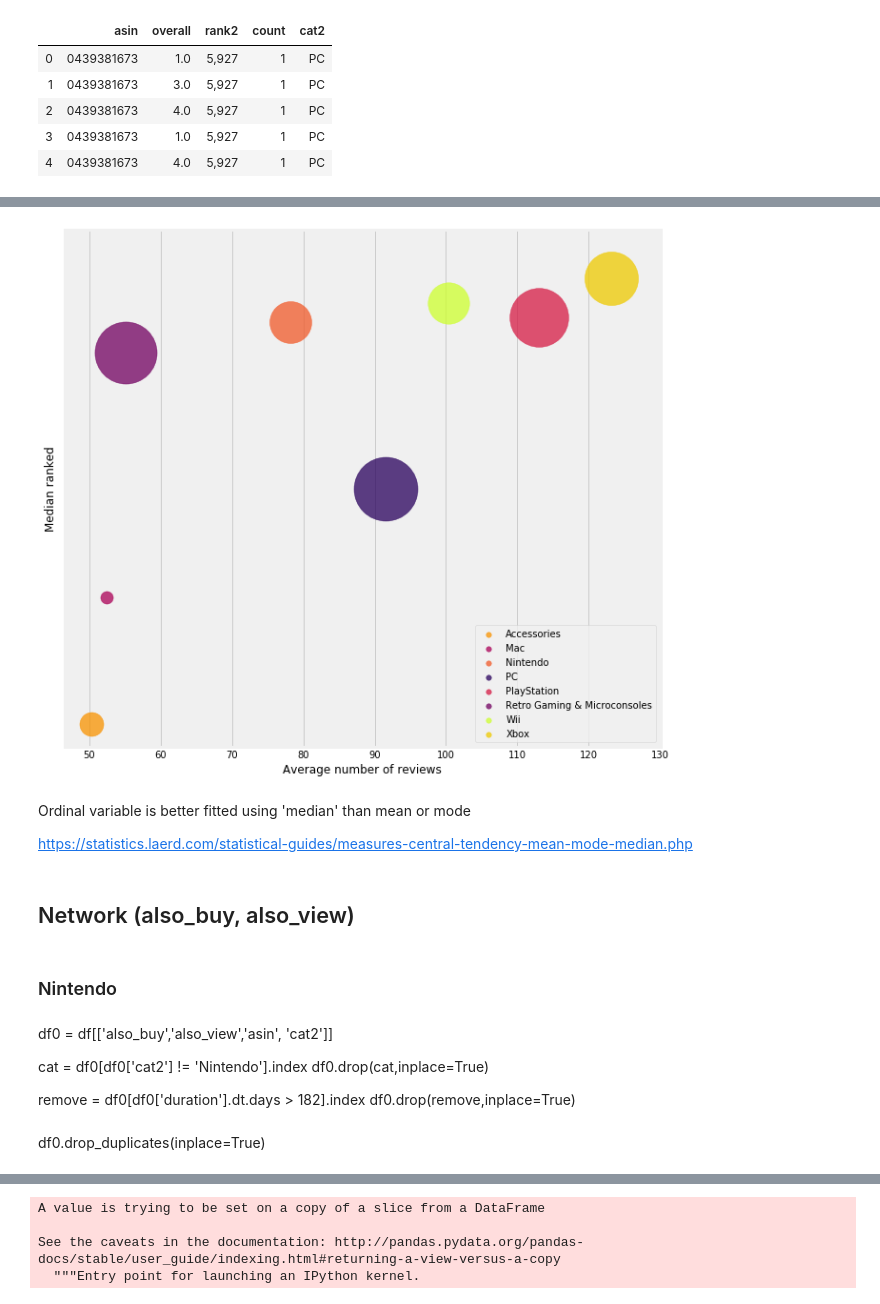
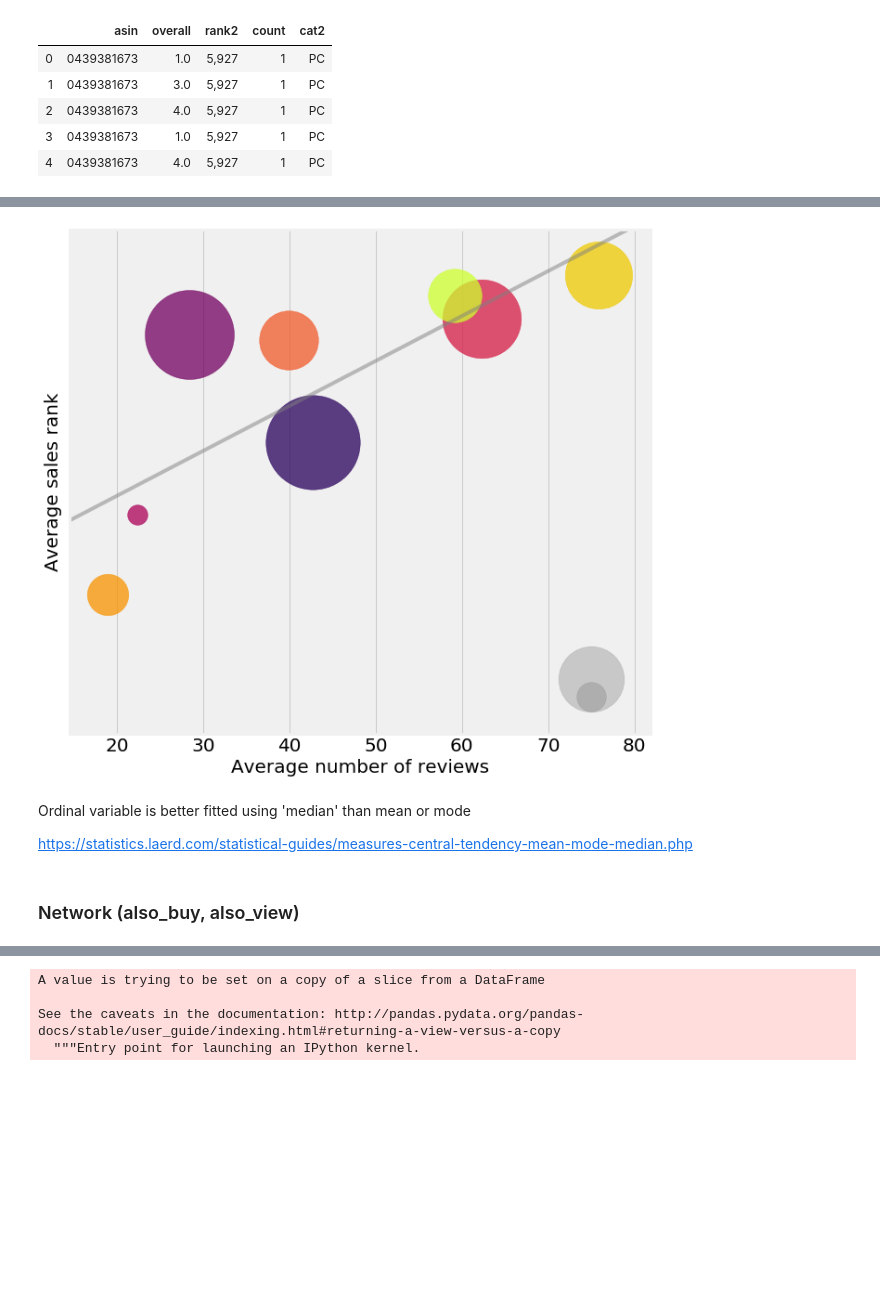
Before and after one commit to smartiiv/data_viz, a Jupyter notebook: Final.ipynb, the cells around one changed output, grey strips where cells are left out. Drawn from its saved outputs; the diff is of its cells as text; code cells hidden in the pictures; blank space fills up the shorter version.

```diff
--- a/Final.ipynb
+++ b/Final.ipynb
@@ -615,4 +914,0 @@ dfnewfinal
-# %%
-drop = dfnewfinal[dfnewfinal['count'] < 11].index
-
-dfnewfinal.drop(drop,inplace=True)
@@ -635,5 +914,0 @@ dfnewfinal
-# %%
-dfnewfinal.sort_values('rank2', inplace=True)
-
-# reverse rank
-dfnewfinal.loc[:,'rank3'] = dfnewfinal['rank2'].values[::-1]
@@ -739,10 +915,15 @@ import statsmodels.formula.api as smf
+# %%
+x_rank = np.array(dfnewfinal['count'])
+y_rank = np.array(dfnewfinal['rank3'])
+size_rank = np.array(dfnewfinal['count2'])
+cat_rank = np.array(dfnewfinal['cat2'])
 # %%
-m_0 = smf.ols('np.log(rank3) ~ np.log(count)',
+m_00 = smf.ols('rank3 ~ count',
               data = dfnewfinal)
 
-m_0_res = m_0.fit()
+m_0_res0 = m_00.fit()
 
-print(m_0_res.summary())
+print(m_0_res0.summary())
 # %% [output]
                             OLS Regression Results
 ==============================================================================
@@ -831,46 +945,39 @@ cat = dfnewfinal['cat2']
 # %%
 fig = plt.figure(figsize=(10,10))
 
 ax = fig.add_subplot(111, yticklabels=[])
 
 for i in np.arange(0,8,1):
-    ax.scatter(x[i],y[i], alpha=0.75, marker='o', label=cat[i],s=size[i], color= color_cat[cat[i]])
+    ax.scatter(x_rank[i],y_rank[i], alpha=0.75, marker='o', label=cat_rank[i],s=size_rank[i],color = color_cat[cat_rank[i]])
 
 
-
-#ax.set_xscale('log')
-#ax.set_yscale('log')
-#ax.set_ylim(bottom=20000,top=55000)
-#ax.set_xlim(left=0)
+ax.scatter(75,5000, color='grey', alpha=0.35, s=5000)
+ax.scatter(75,2900, color='grey', alpha=0.35, s=1000)
 
 ax.set_xlabel('Average number of reviews')
-ax.set_ylabel('Median ranked')
+ax.set_ylabel('Average sales rank')
 ax.grid(axis='y')
 
-legend = ax.legend(loc=4)
-for i in np.arange(0,8,1):
-    legend.legendHandles[i]._sizes = [30]
+#legend = ax.legend(loc=4, fontsize='x-large')
+#for i in np.arange(0,8,1):
+#    legend.legendHandles[i]._sizes = [40]
+
+for item in ([ax.xaxis.label, ax.yaxis.label] +
+             ax.get_xticklabels() + ax.get_yticklabels()):
+    item.set_fontsize(20)
+
+fig = abline_plot(intercept = m_0_res0.params['Intercept'],
+        slope = m_0_res0.params['count'], ax=ax, color='grey', alpha=0.5,
+                  label='');
 
 fig.tight_layout
 plt.show()
-#fig.savefig('3')
+fig.savefig('3')
 # %% [output]
-[figure, old version]
+[figure, new version]
 # %% [markdown]
 Ordinal variable is better fitted using 'median' than mean or mode
 
 https://statistics.laerd.com/statistical-guides/measures-central-tendency-mean-mode-median.php
 # %% [markdown]
-## Network (also_buy, also_view)
+### Network (also_buy, also_view)
-# %% [markdown]
-### Nintendo
-# %% [markdown]
-df0 = df[['also_buy','also_view','asin', 'cat2']]
-
-cat = df0[df0['cat2'] != 'Nintendo'].index
-df0.drop(cat,inplace=True)
-
-remove = df0[df0['duration'].dt.days > 182].index
-df0.drop(remove,inplace=True)
-# %% [markdown]
-df0.drop_duplicates(inplace=True)
```
Also changed, not shown: parts of 191 cells of this notebook.
